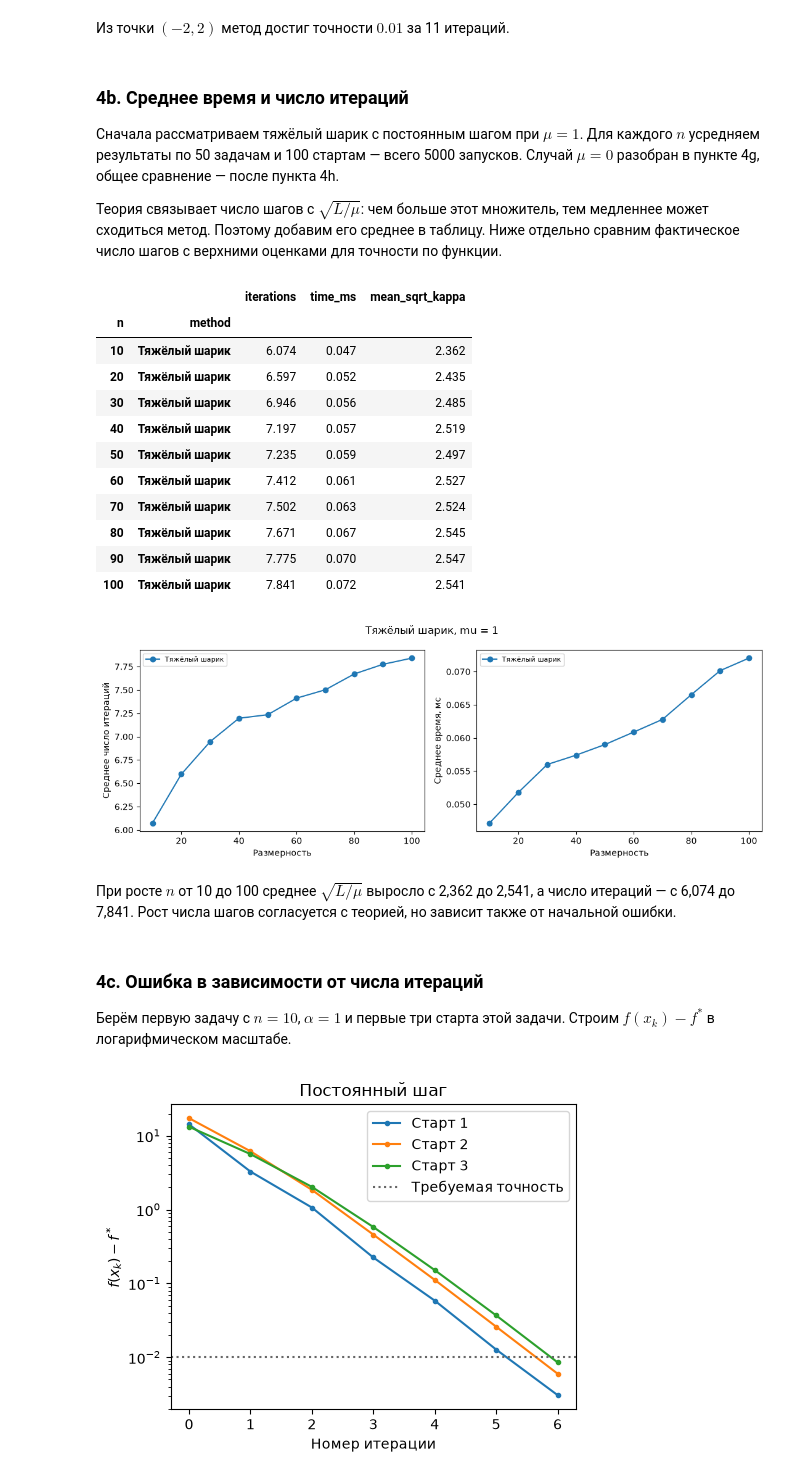
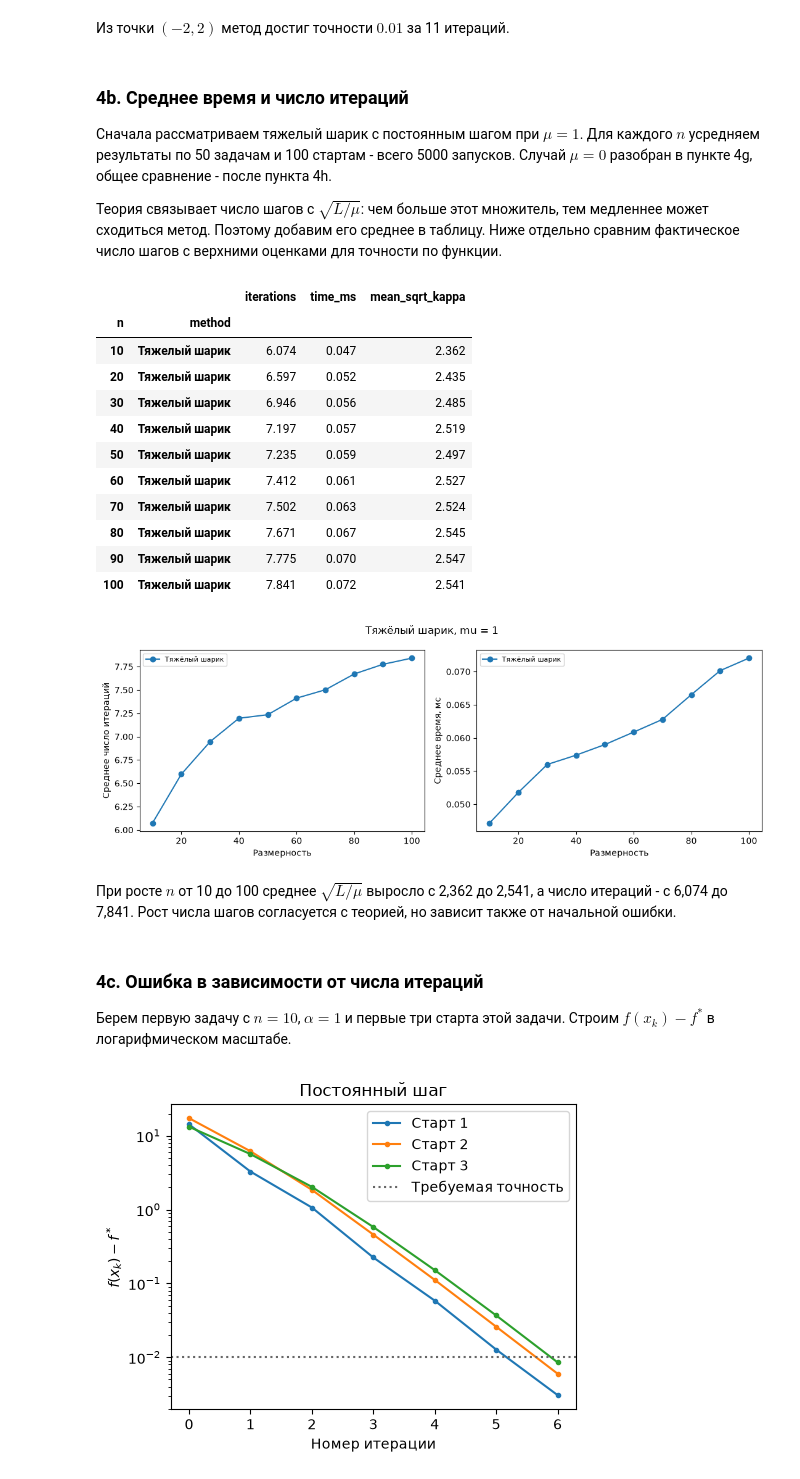
Before and after one commit to conk7/OM, a Jupyter notebook: lab1/lab1.ipynb, the cells around one changed output. Saved outputs shown, nothing was run; the diff lists cells and outputs as text; code cells hidden in the pictures.

```diff
--- a/lab1/lab1.ipynb
+++ b/lab1/lab1.ipynb
@@ -606,15 +606,15 @@ plot_trajectories(paths)
 # %% [markdown]
 ### 4b. Среднее время и число итераций
 
-Сначала рассматриваем тяжёлый шарик с постоянным шагом при $\mu=1$.
-Для каждого $n$ усредняем результаты по 50 задачам и 100 стартам — всего
-5000 запусков. Случай $\mu=0$ разобран в пункте 4g, общее сравнение — после пункта 4h.
+Сначала рассматриваем тяжелый шарик с постоянным шагом при $\mu=1$.
+Для каждого $n$ усредняем результаты по 50 задачам и 100 стартам - всего
+5000 запусков. Случай $\mu=0$ разобран в пункте 4g, общее сравнение - после пункта 4h.
 
 Теория связывает число шагов с $\sqrt{L/\mu}$: чем больше этот множитель,
 тем медленнее может сходиться метод. Поэтому добавим его среднее в таблицу.
 Ниже отдельно сравним фактическое число шагов с верхними оценками для точности по функции.
 # %%
-fixed_label = "Тяжёлый шарик"
+fixed_label = "Тяжелый шарик"
 
 
 def benchmark(indices, method, solver):
@@ -625,7 +625,7 @@ def benchmark(indices, method, solver):
         L, mu, f_star = row["L"], row["mu"], row["f_star"]
         # Каждый метод получает те же задачи, старты и точность
         for j, x0 in enumerate(initial_points[i]):
-            # Время берём из метода, без подготовки данных и сохранения таблицы
+            # Время берем из метода, без подготовки данных и сохранения таблицы
             run = solver(problem, x0, f_star, L, mu, eps=accuracy)
             rows.append((
                 i, j, problem.A.shape[1], L, mu, method, run.iterations, 1000 * run.elapsed,
@@ -644,53 +644,53 @@ strong_runs = benchmark(strong_indices, fixed_label, run_heavy_ball)
 def summarize_by_n(runs):
     return runs.groupby(["n", "method"], sort=False).agg(
         iterations=("iterations", "mean"),
         time_ms=("time_ms", "mean")
     )
 
 
 def plot_by_n(summary, title=""):
     fig, axes = plt.subplots(1, 2, figsize=(11, 4))
     fig.suptitle(title)
     for ax, column, ylabel in zip(
         axes, ("iterations", "time_ms"),
         ("Среднее число итераций", "Среднее время, мс")
     ):
         for method, data in summary.groupby(level="method", sort=False):
             series = data.droplevel("method")[column]
             ax.plot(series.index, series, "o-", label=method)
         ax.set(xlabel="Размерность", ylabel=ylabel)
         ax.legend(fontsize=8)
     fig.tight_layout()
     plt.show()
 
 
 strong_problems = results.loc[strong_indices]
 mean_sqrt_kappa = np.sqrt(strong_problems["kappa"]).groupby(strong_problems["n"]).mean()
 fixed_by_n = summarize_by_n(strong_runs).join(mean_sqrt_kappa.rename("mean_sqrt_kappa"), on="n")
 display(fixed_by_n.round(3))
-plot_by_n(fixed_by_n, "Тяжёлый шарик, mu = 1")
+plot_by_n(fixed_by_n, "Тяжелый шарик, mu = 1")
 # %% [output]
 |  |  | iterations | time_ms | mean_sqrt_kappa |
 | n | method |  |  |  |
-| 10 | Тяжёлый шарик | 6.074 | 0.047 | 2.362 |
-| 20 | Тяжёлый шарик | 6.597 | 0.052 | 2.435 |
-| 30 | Тяжёлый шарик | 6.946 | 0.056 | 2.485 |
-| 40 | Тяжёлый шарик | 7.197 | 0.057 | 2.519 |
-| 50 | Тяжёлый шарик | 7.235 | 0.059 | 2.497 |
-| 60 | Тяжёлый шарик | 7.412 | 0.061 | 2.527 |
-| 70 | Тяжёлый шарик | 7.502 | 0.063 | 2.524 |
-| 80 | Тяжёлый шарик | 7.671 | 0.067 | 2.545 |
-| 90 | Тяжёлый шарик | 7.775 | 0.070 | 2.547 |
-| 100 | Тяжёлый шарик | 7.841 | 0.072 | 2.541 |
+| 10 | Тяжелый шарик | 6.074 | 0.047 | 2.362 |
+| 20 | Тяжелый шарик | 6.597 | 0.052 | 2.435 |
+| 30 | Тяжелый шарик | 6.946 | 0.056 | 2.485 |
+| 40 | Тяжелый шарик | 7.197 | 0.057 | 2.519 |
+| 50 | Тяжелый шарик | 7.235 | 0.059 | 2.497 |
+| 60 | Тяжелый шарик | 7.412 | 0.061 | 2.527 |
+| 70 | Тяжелый шарик | 7.502 | 0.063 | 2.524 |
+| 80 | Тяжелый шарик | 7.671 | 0.067 | 2.545 |
+| 90 | Тяжелый шарик | 7.775 | 0.070 | 2.547 |
+| 100 | Тяжелый шарик | 7.841 | 0.072 | 2.541 |
 [figure]
 # %% [markdown]
 При росте $n$ от 10 до 100 среднее $\sqrt{L/\mu}$ выросло с 2,362 до 2,541,
-а число итераций — с 6,074 до 7,841. Рост числа шагов согласуется с теорией,
+а число итераций - с 6,074 до 7,841. Рост числа шагов согласуется с теорией,
 но зависит также от начальной ошибки.
 # %% [markdown]
 ### 4c. Ошибка в зависимости от числа итераций
 
-Берём первую задачу с $n=10$, $\alpha=1$ и первые три старта этой задачи.
+Берем первую задачу с $n=10$, $\alpha=1$ и первые три старта этой задачи.
 Строим $f(x_k)-f^*$ в логарифмическом масштабе.
 # %%
 example_index = results.index[(results["n"] == 10) & (results["alpha"] == 1)][0]
```
Also changed, not shown: parts of 43 cells of this notebook.
